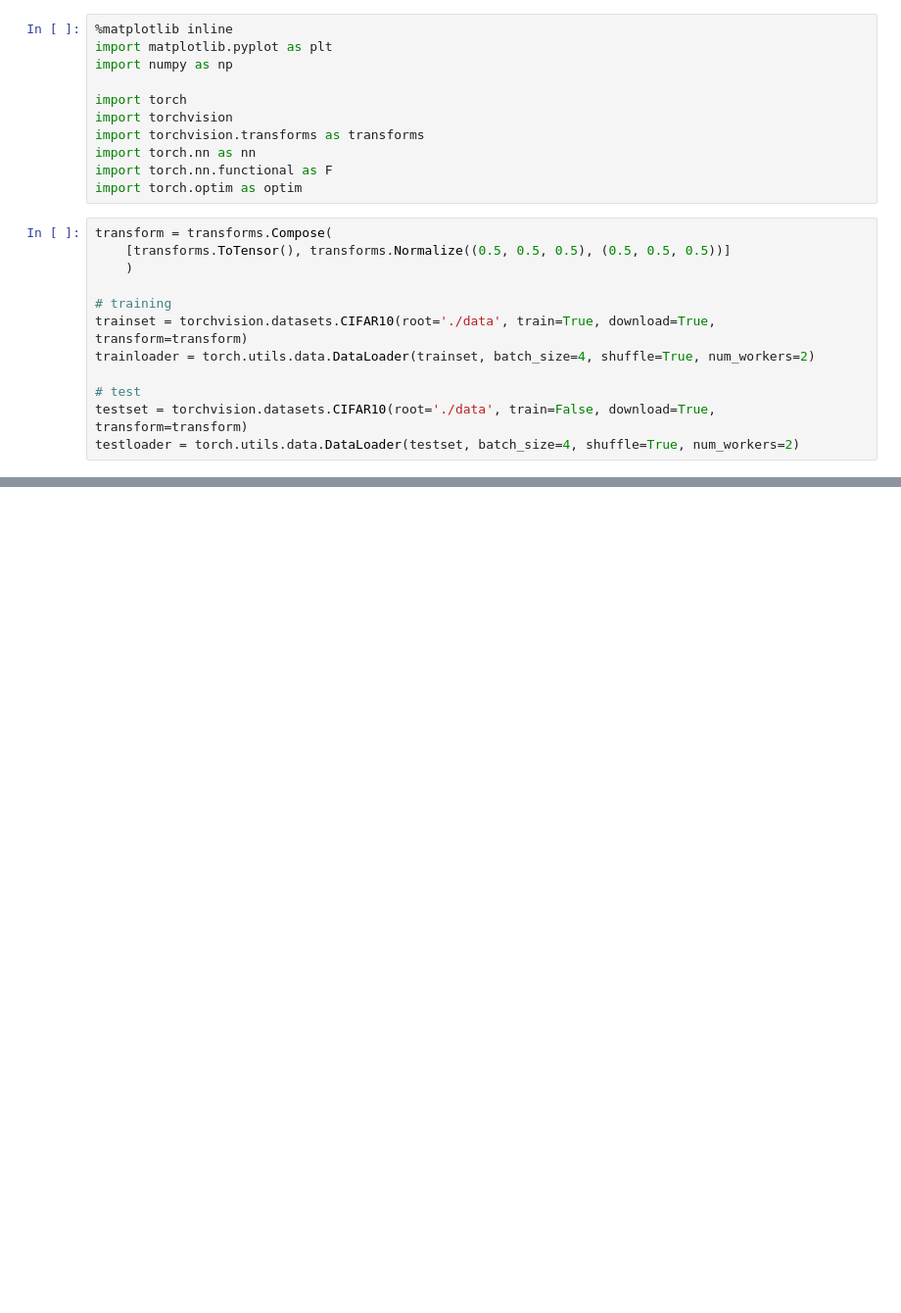
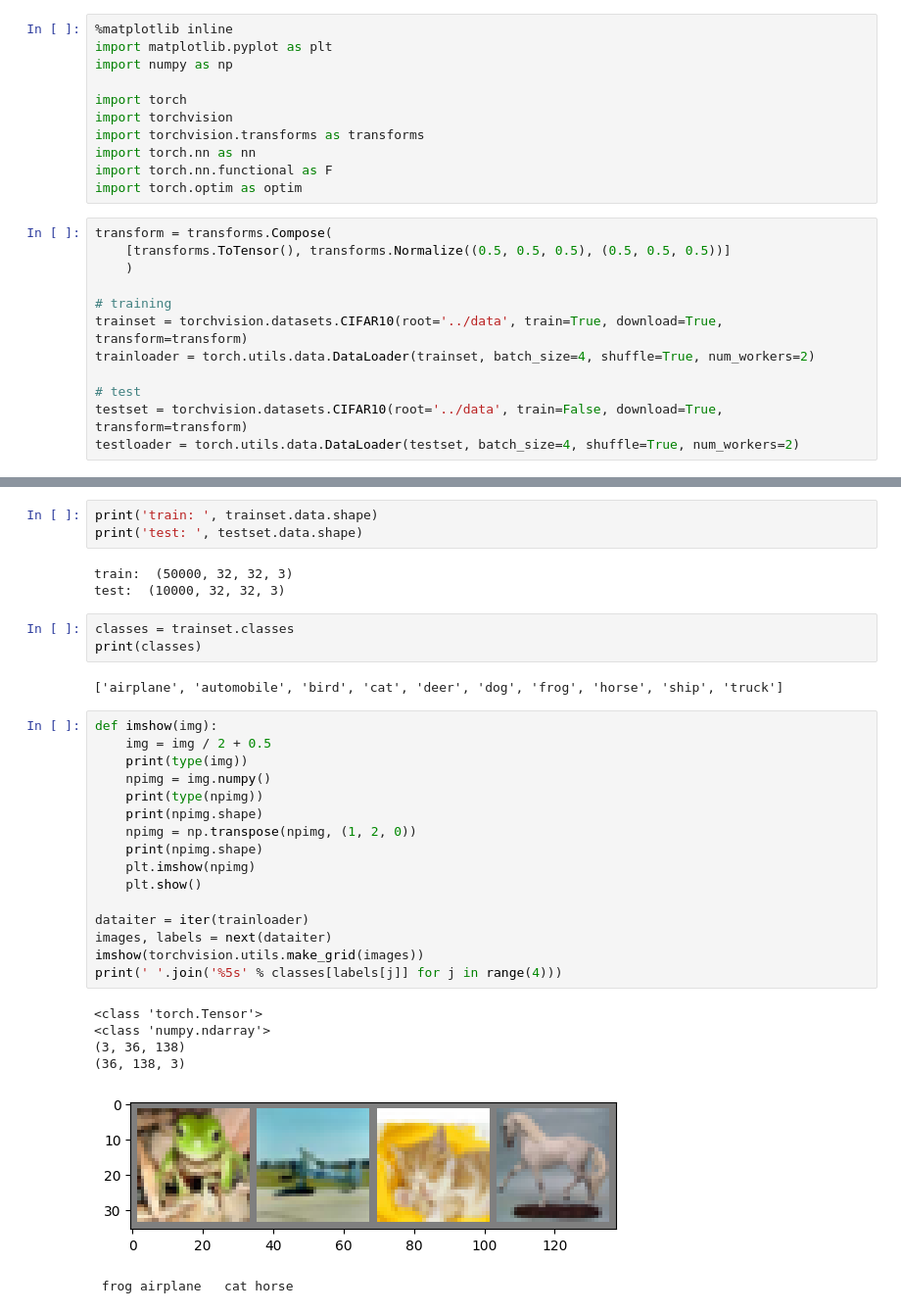
Before and after one commit to Rintaro-Fukui/CIFAR10-API, a Jupyter notebook: model-train/notebooks/cnn_tutorial.ipynb, the cells around one changed output, grey strips where cells are left out. Shown at 98% size. Saved outputs shown, nothing was run; the diff lists cells and outputs as text; blank space fills up the shorter version.

```diff
--- a/model-train/notebooks/cnn_tutorial.ipynb
+++ b/model-train/notebooks/cnn_tutorial.ipynb
@@ -15,10 +15,10 @@ transform = transforms.Compose(
     )
 
 # training
-trainset = torchvision.datasets.CIFAR10(root='./data', train=True, download=True, transform=transform)
+trainset = torchvision.datasets.CIFAR10(root='../data', train=True, download=True, transform=transform)
 trainloader = torch.utils.data.DataLoader(trainset, batch_size=4, shuffle=True, num_workers=2)
 
 # test
-testset = torchvision.datasets.CIFAR10(root='./data', train=False, download=True, transform=transform)
+testset = torchvision.datasets.CIFAR10(root='../data', train=False, download=True, transform=transform)
 testloader = torch.utils.data.DataLoader(testset, batch_size=4, shuffle=True, num_workers=2)
 # %% [output]
@@ -28,0 +27,34 @@ Files already downloaded and verified
+# %%
+print('train: ', trainset.data.shape)
+print('test: ', testset.data.shape)
+# %% [output]
+train:  (50000, 32, 32, 3)
+test:  (10000, 32, 32, 3)
+# %%
+classes = trainset.classes
+print(classes)
+# %% [output]
+['airplane', 'automobile', 'bird', 'cat', 'deer', 'dog', 'frog', 'horse', 'ship', 'truck']
+# %%
+def imshow(img):
+    img = img / 2 + 0.5
+    print(type(img))
+    npimg = img.numpy()
+    print(type(npimg))
+    print(npimg.shape)
+    npimg = np.transpose(npimg, (1, 2, 0))
+    print(npimg.shape)
+    plt.imshow(npimg)
+    plt.show()
+
+dataiter = iter(trainloader)
+images, labels = next(dataiter)
+imshow(torchvision.utils.make_grid(images))
+print(' '.join('%5s' % classes[labels[j]] for j in range(4)))
+# %% [output]
+<class 'torch.Tensor'>
+<class 'numpy.ndarray'>
+(3, 36, 138)
+(36, 138, 3)
+[figure, added]
+ frog airplane   cat horse
```
Also changed, not shown: parts of 8 cells of this notebook, 1 other file.
